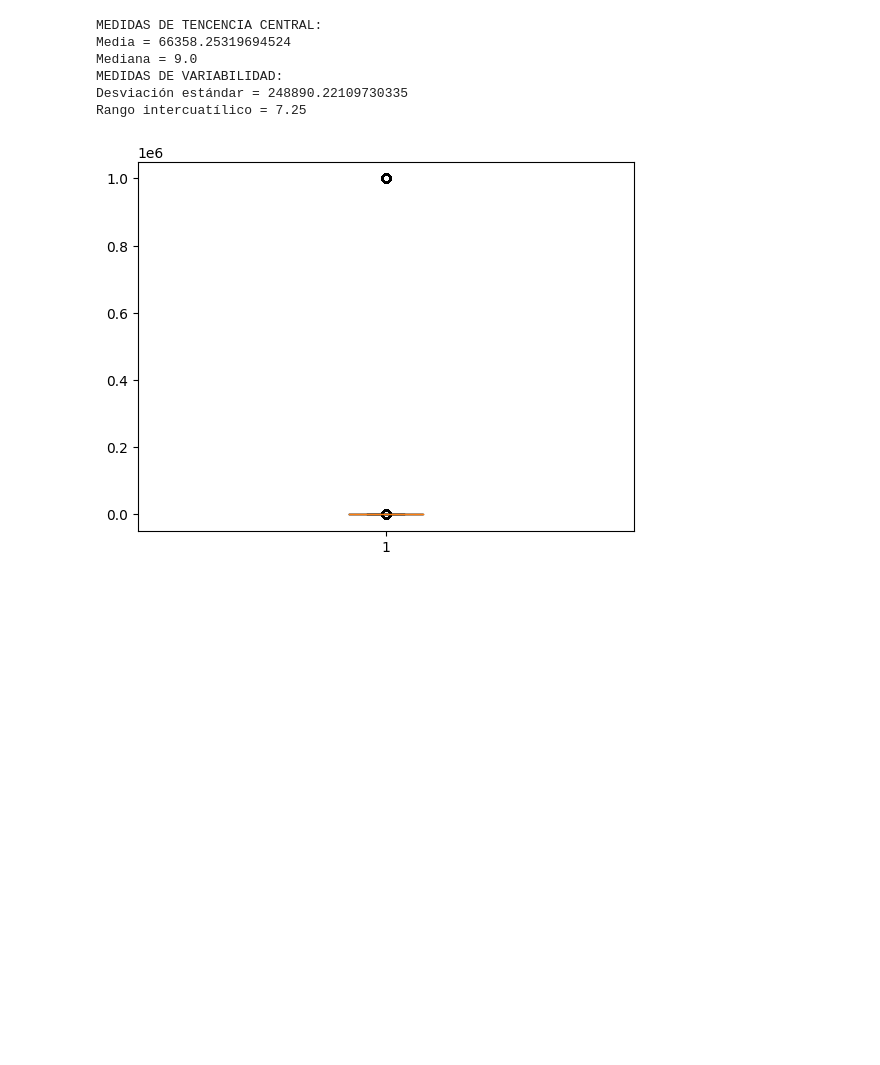
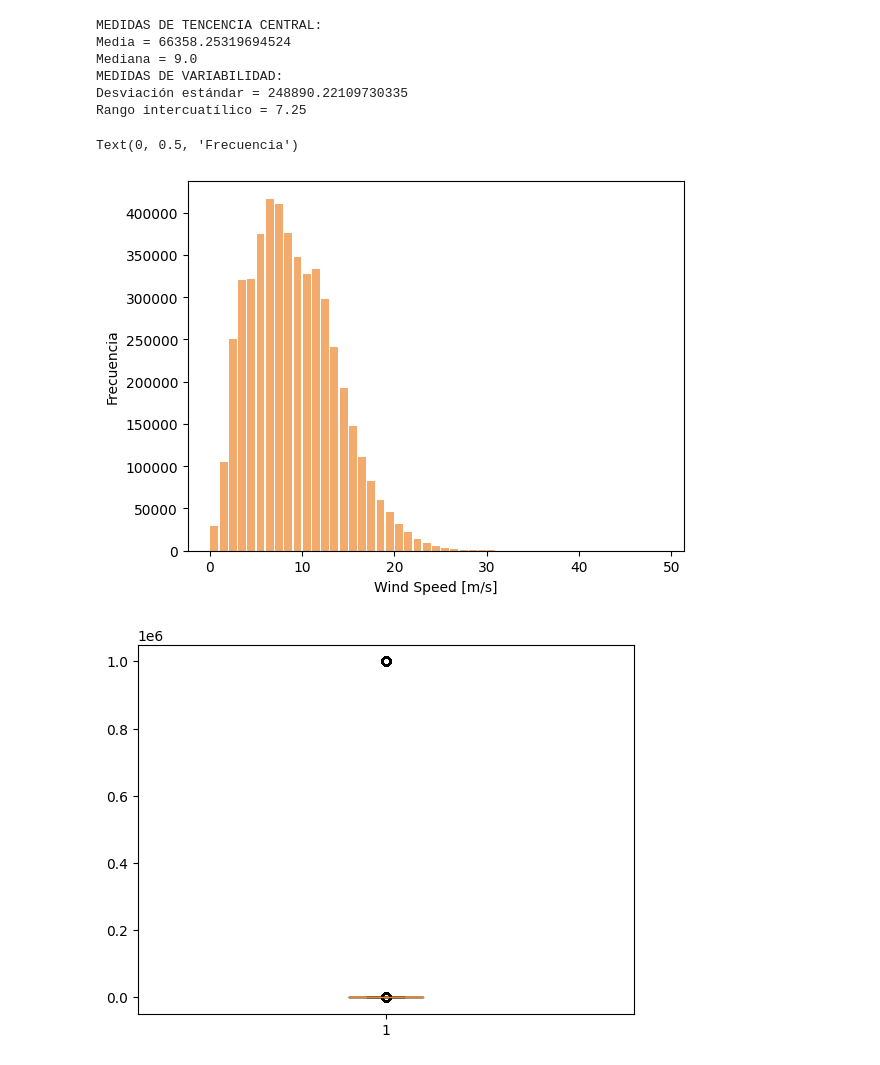
Before and after one commit to BertaVives/Analisis-de-la-insuficiencia-cardiaca, a Jupyter notebook: src/EDA.ipynb, the cells around one changed output. Cells and saved outputs as stored; diff of their text form; code cells hidden in the pictures; blank space fills up the shorter version.

```diff
--- a/src/EDA.ipynb
+++ b/src/EDA.ipynb
@@ -115,6 +113,13 @@ Mediana = 9.0
 MEDIDAS DE VARIABILIDAD:
 Desviación estándar = 248890.22109730335
 Rango intercuatílico = 7.25
+# %%
+plt.hist(x=data.WindSpeed, bins=range(0,50), color='#F2AB6D', rwidth=0.85)
+plt.xlabel('Wind Speed [m/s]')
+plt.ylabel('Frecuencia')
+# %% [output]
+Text(0, 0.5, 'Frecuencia')
+[figure, added]
 # %%
 plt.boxplot(data.WindSpeed)
 plt.show()
```
Also changed, not shown: parts of 11 cells of this notebook, 2 other files.
